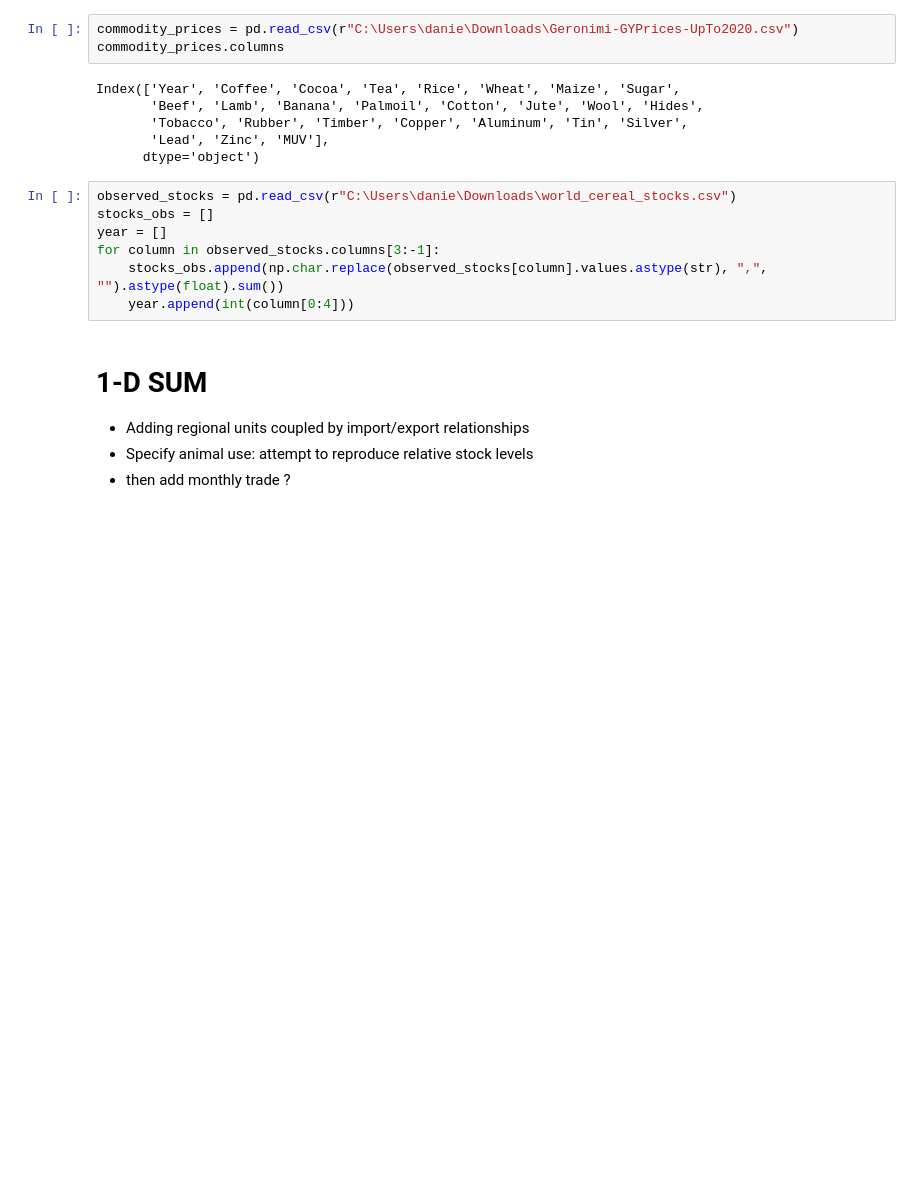
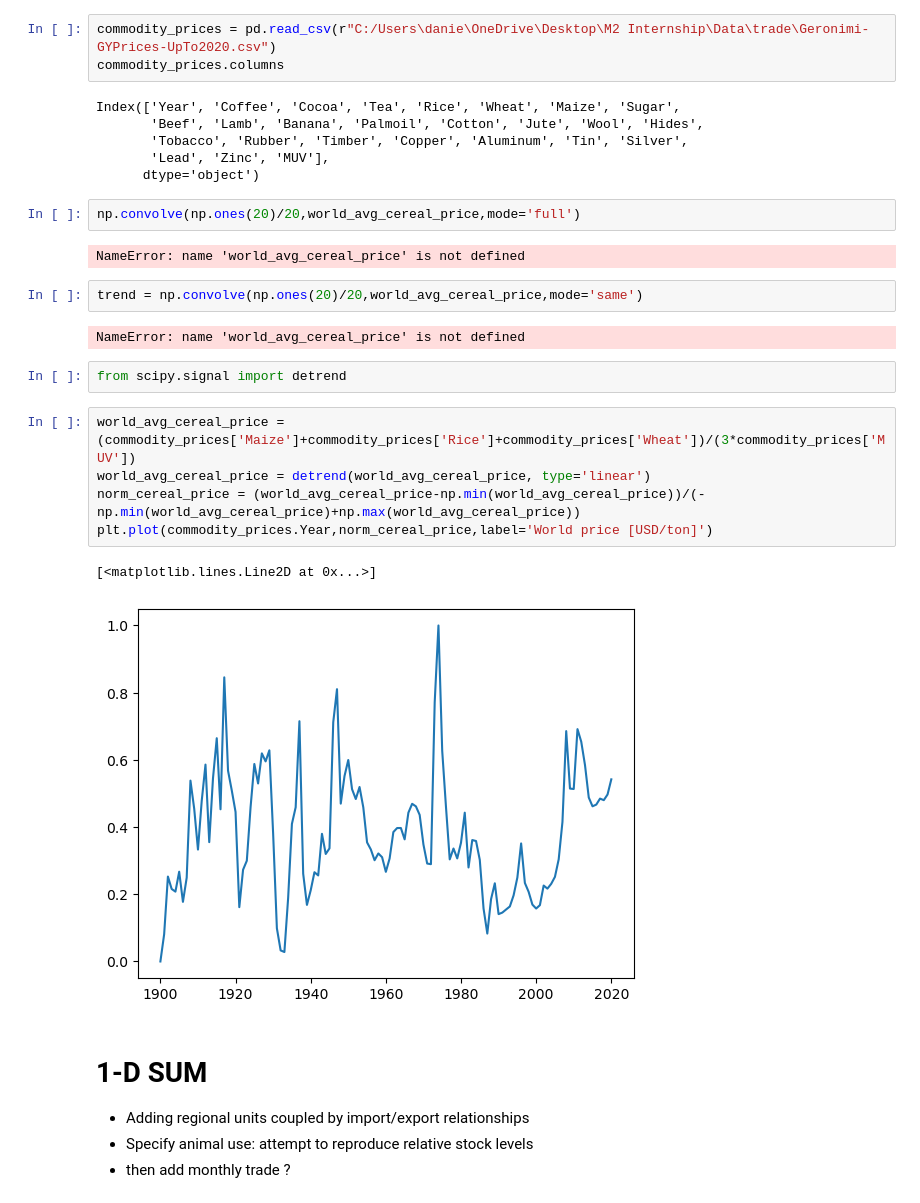
Before and after one commit to dancomputer/M2Internship, a Jupyter notebook: Code/SUM-Model-Hierarchy.ipynb, the cells around one changed output. Cells and saved outputs as stored; diff of their text form; blank space fills up the shorter version.

```diff
--- a/Code/SUM-Model-Hierarchy.ipynb
+++ b/Code/SUM-Model-Hierarchy.ipynb
@@ -157,5 +132,5 @@ plt.legend()
 # %%
-commodity_prices = pd.read_csv(r"C:\Users\danie\Downloads\Geronimi-GYPrices-UpTo2020.csv")
+commodity_prices = pd.read_csv(r"C:/Users\danie\OneDrive\Desktop\M2 Internship\Data\trade\Geronimi-GYPrices-UpTo2020.csv")
 commodity_prices.columns
 # %% [output]
 Index(['Year', 'Coffee', 'Cocoa', 'Tea', 'Rice', 'Wheat', 'Maize', 'Sugar',
@@ -163,13 +138,24 @@ Index(['Year', 'Coffee', 'Cocoa', 'Tea', 'Rice', 'Wheat', 'Maize', 'Sugar',
        'Tobacco', 'Rubber', 'Timber', 'Copper', 'Aluminum', 'Tin', 'Silver',
        'Lead', 'Zinc', 'MUV'],
       dtype='object')
-# %%
-observed_stocks = pd.read_csv(r"C:\Users\danie\Downloads\world_cereal_stocks.csv")
-stocks_obs = []
-year = []
-for column in observed_stocks.columns[3:-1]:
-    stocks_obs.append(np.char.replace(observed_stocks[column].values.astype(str), ",", "").astype(float).sum())
-    year.append(int(column[0:4]))
+# %%
+np.convolve(np.ones(20)/20,world_avg_cereal_price,mode='full')
+# %% [output]
+NameError: name 'world_avg_cereal_price' is not defined
+# %%
+trend = np.convolve(np.ones(20)/20,world_avg_cereal_price,mode='same')
+# %% [output]
+NameError: name 'world_avg_cereal_price' is not defined
+# %%
+from scipy.signal import detrend
+# %%
+world_avg_cereal_price = (commodity_prices['Maize']+commodity_prices['Rice']+commodity_prices['Wheat'])/(3*commodity_prices['MUV'])
+world_avg_cereal_price = detrend(world_avg_cereal_price, type='linear')
+norm_cereal_price = (world_avg_cereal_price-np.min(world_avg_cereal_price))/(-np.min(world_avg_cereal_price)+np.max(world_avg_cereal_price))
+plt.plot(commodity_prices.Year,norm_cereal_price,label='World price [USD/ton]')
+# %% [output]
+[<matplotlib.lines.Line2D at 0x...>]
+[figure, added]
 # %% [markdown]
 # 1-D SUM
 - Adding regional units coupled by import/export relationships
```
Also changed, not shown: parts of 86 cells of this notebook, 11 other files.
